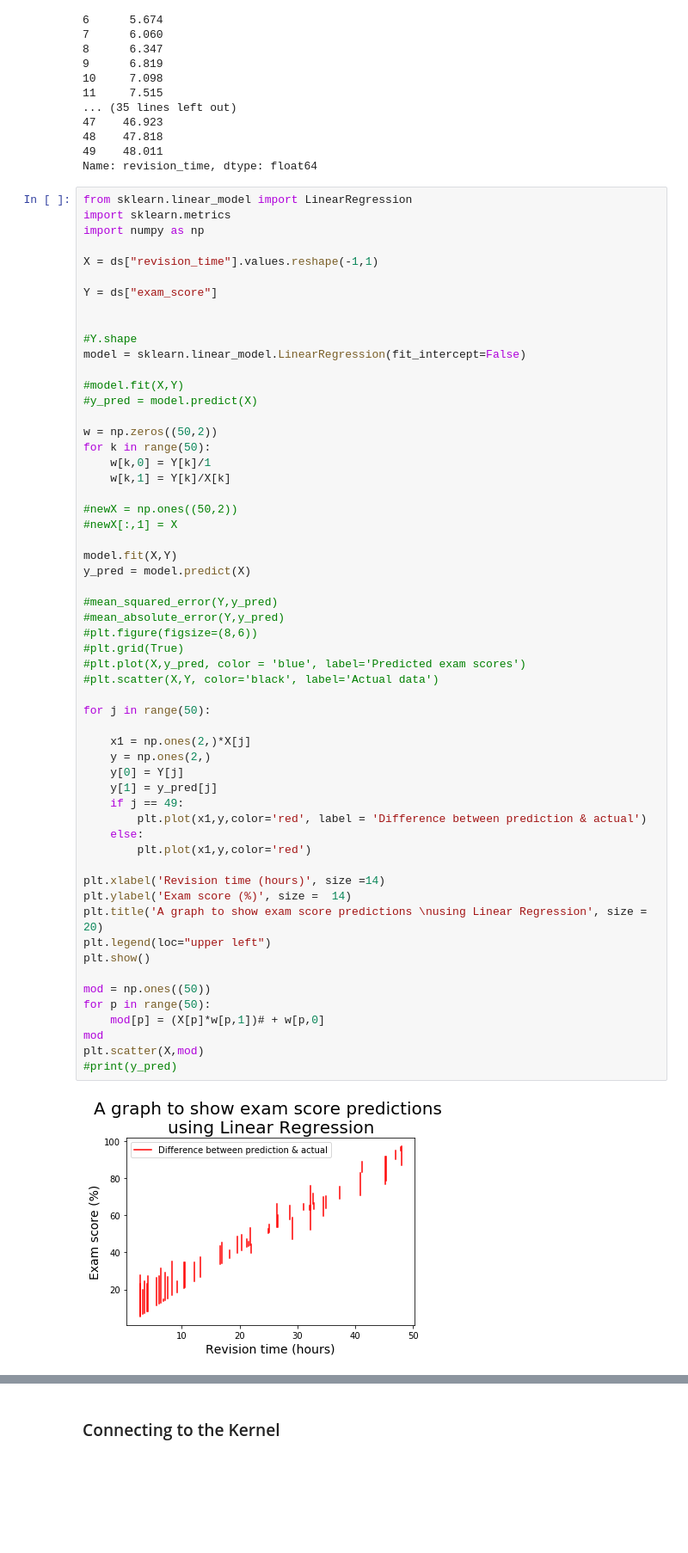
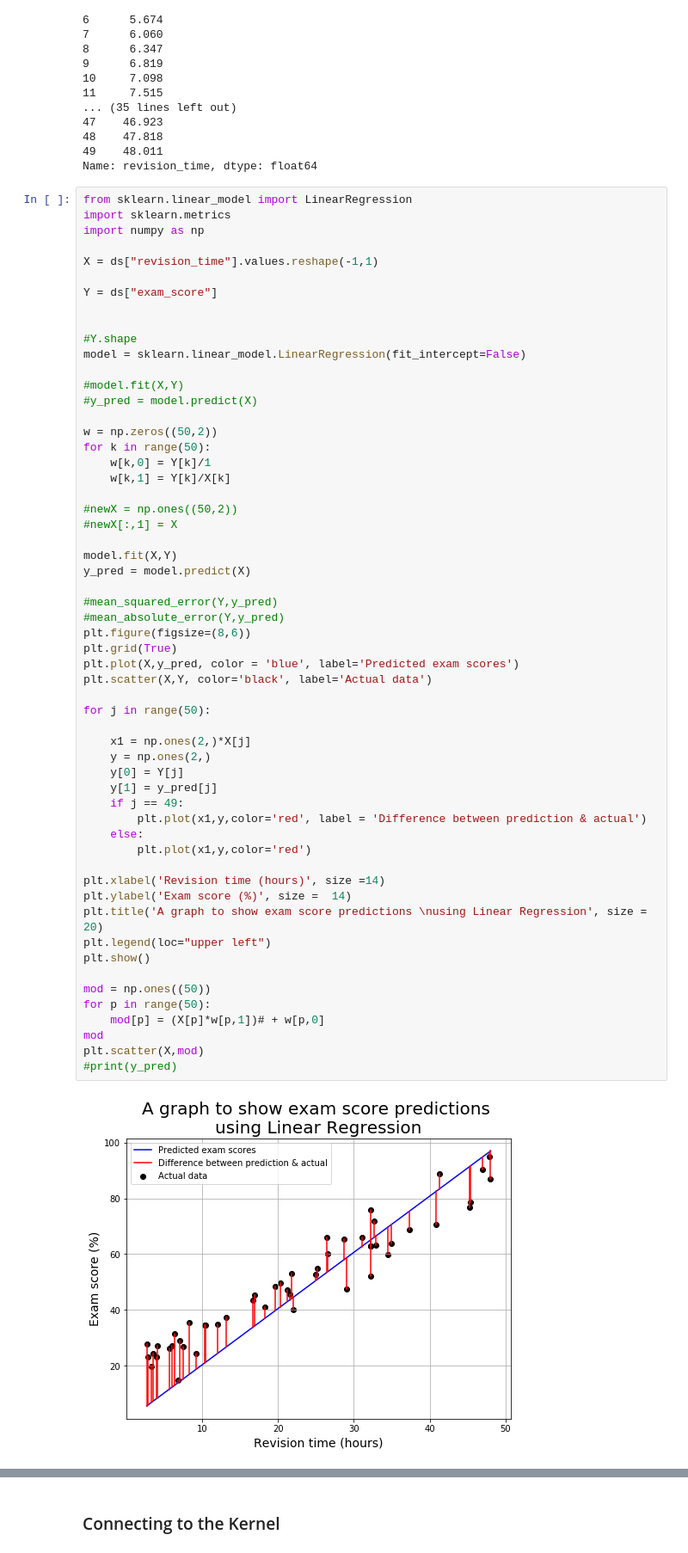
Before and after one commit to hwixley/IAML-cwk1, a Jupyter notebook: INFR10069-2020-CW1/00 - Introduction.ipynb, the cells around one changed output, grey strips where cells are left out. Shown: that part at 86% size. Drawn from its saved outputs; the diff is of its cells as text; blank space fills up the shorter version.

```diff
--- a/INFR10069-2020-CW1/00 - Introduction.ipynb
+++ b/INFR10069-2020-CW1/00 - Introduction.ipynb
@@ -141,38 +141,38 @@ for k in range(50):
 model.fit(X,Y)
 y_pred = model.predict(X)
 
 #mean_squared_error(Y,y_pred)
 #mean_absolute_error(Y,y_pred)
-#plt.figure(figsize=(8,6))
-#plt.grid(True)
-#plt.plot(X,y_pred, color = 'blue', label='Predicted exam scores')
-#plt.scatter(X,Y, color='black', label='Actual data')
+plt.figure(figsize=(8,6))
+plt.grid(True)
+plt.plot(X,y_pred, color = 'blue', label='Predicted exam scores')
+plt.scatter(X,Y, color='black', label='Actual data')
 
 for j in range(50):
 
     x1 = np.ones(2,)*X[j]
     y = np.ones(2,)
     y[0] = Y[j]
     y[1] = y_pred[j]
     if j == 49:
         plt.plot(x1,y,color='red', label = 'Difference between prediction & actual')
     else:
         plt.plot(x1,y,color='red')
 
 plt.xlabel('Revision time (hours)', size =14)
 plt.ylabel('Exam score (%)', size =  14)
 plt.title('A graph to show exam score predictions \nusing Linear Regression', size = 20)
 plt.legend(loc="upper left")
 plt.show()
 
 mod = np.ones((50))
 for p in range(50):
     mod[p] = (X[p]*w[p,1])# + w[p,0]
 mod
 plt.scatter(X,mod)
 #print(y_pred)
 # %% [output]
-[figure, old version]
+[figure, new version]
 <matplotlib.collections.PathCollection at 0x...>
 [figure]
 # %% [markdown]
```
Also changed, not shown: parts of 2 cells of this notebook.
